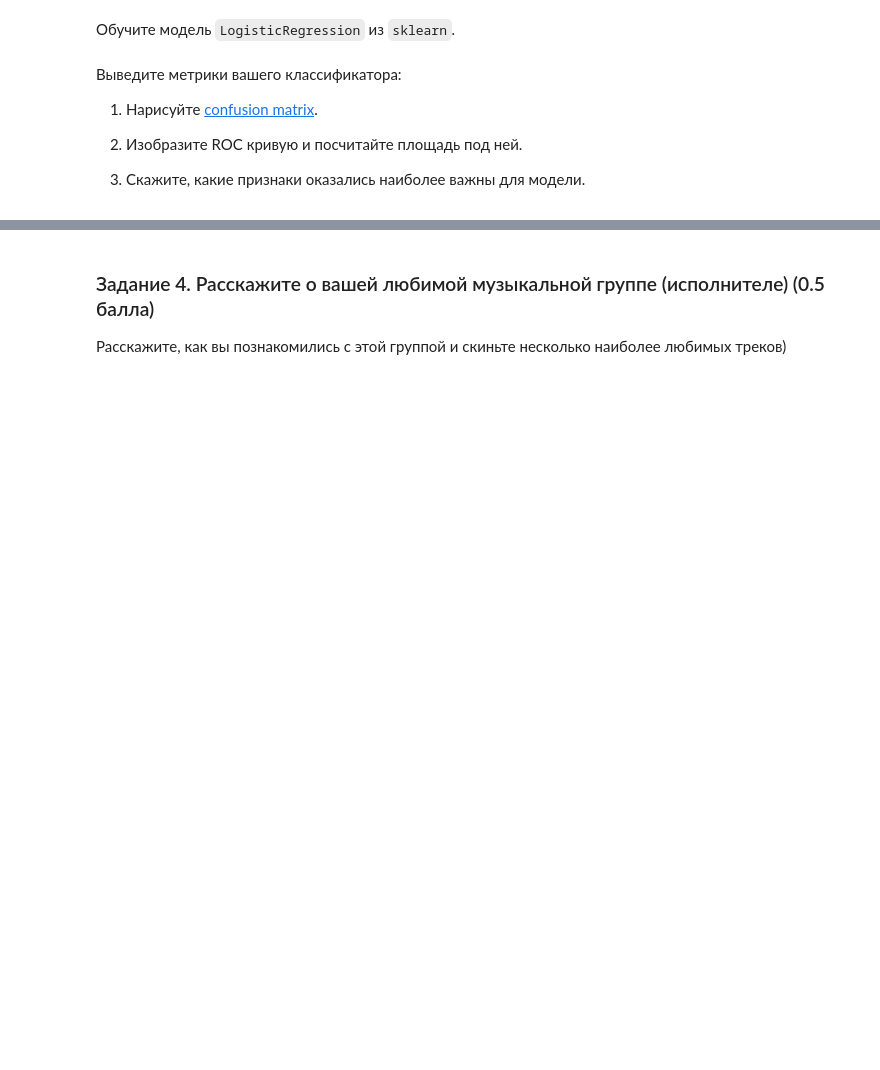
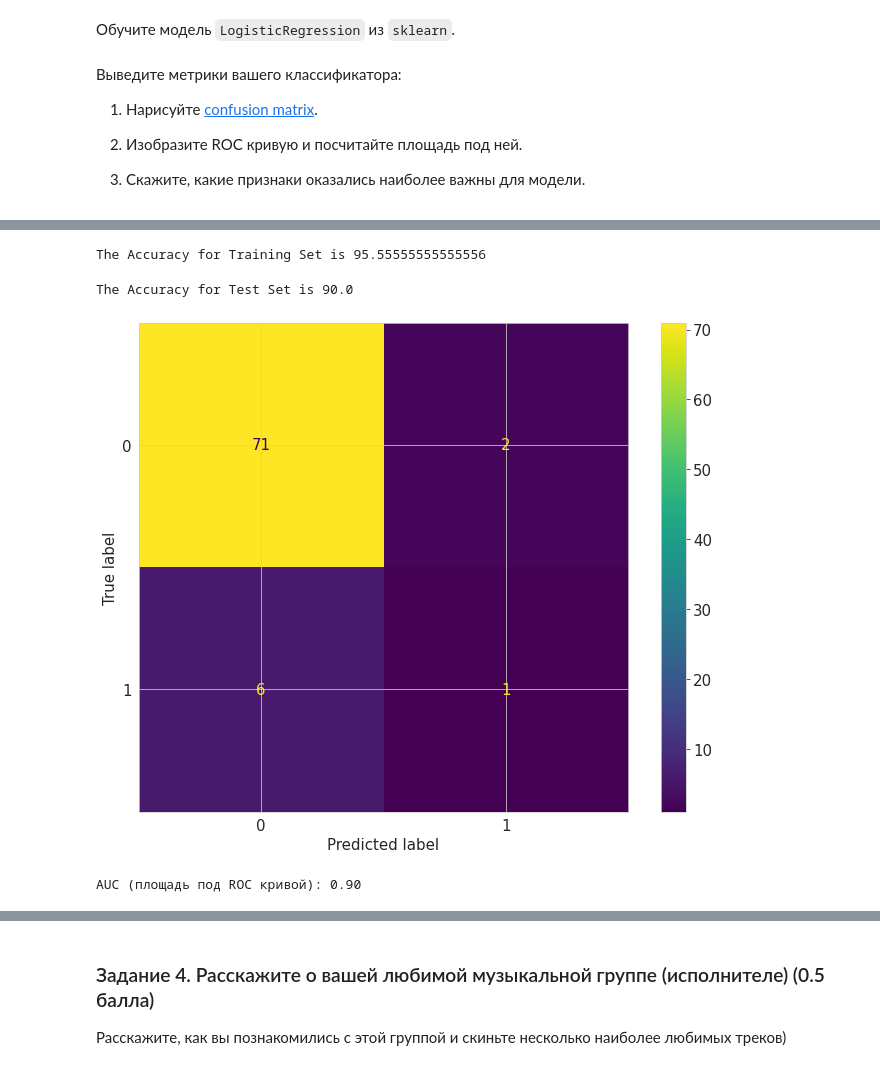
Before and after one commit to Freddsle/BI_ML_2021, a Jupyter notebook: l2_linmodels_GD/code/Linear_models.ipynb, the cells around one changed output, grey strips where cells are left out. Cells and saved outputs as stored; diff of their text form; code cells hidden in the pictures; blank space fills up the shorter version.

```diff
--- a/l2_linmodels_GD/code/Linear_models.ipynb
+++ b/l2_linmodels_GD/code/Linear_models.ipynb
@@ -1182,0 +1269,11 @@ X_test.iloc[:,1:] = scaler.fit_transform(X_test.iloc[:,1:])
+# %%
+X_train = X_train.drop(['Type 1'], axis=1)
+X_test = X_test.drop(['Type 1'], axis=1)
+# %%
+scaler = StandardScaler()
+X_train = scaler.fit_transform(X_train)
+X_test = scaler.fit_transform(X_test)
+# %%
+log_model = LogisticRegression()
+log_model.fit(X_train, y_train)
+y_pred = log_model.predict(X_test)
@@ -1182,0 +1288,27 @@ X_test.iloc[:,1:] = scaler.fit_transform(X_test.iloc[:,1:])
+# %%
+train_acc = log_model.score(X_train, y_train)
+print("The Accuracy for Training Set is {}".format(train_acc*100))
+# %% [output]
+The Accuracy for Training Set is 95.55555555555556
+# %%
+test_acc = accuracy_score(y_test, y_pred)
+print("The Accuracy for Test Set is {}".format(test_acc*100))
+# %% [output]
+The Accuracy for Test Set is 90.0
+# %%
+from sklearn.metrics import confusion_matrix, ConfusionMatrixDisplay
+
+plt.rcParams['font.size'] = 15.0
+cm = confusion_matrix(y_test, y_pred, labels=log_model.classes_)
+disp = ConfusionMatrixDisplay(confusion_matrix=cm, display_labels=log_model.classes_)
+disp.plot()
+plt.show()
+plt.close()
+# %% [output]
+[figure, added]
+# %%
+y_score = log_model.decision_function(X_test)
+auc = roc_auc_score(y_test, y_score)
+print('AUC (площадь под ROC кривой): %.2f' % auc)
+# %% [output]
+AUC (площадь под ROC кривой): 0.90
```
Also changed, not shown: parts of 164 cells of this notebook.
